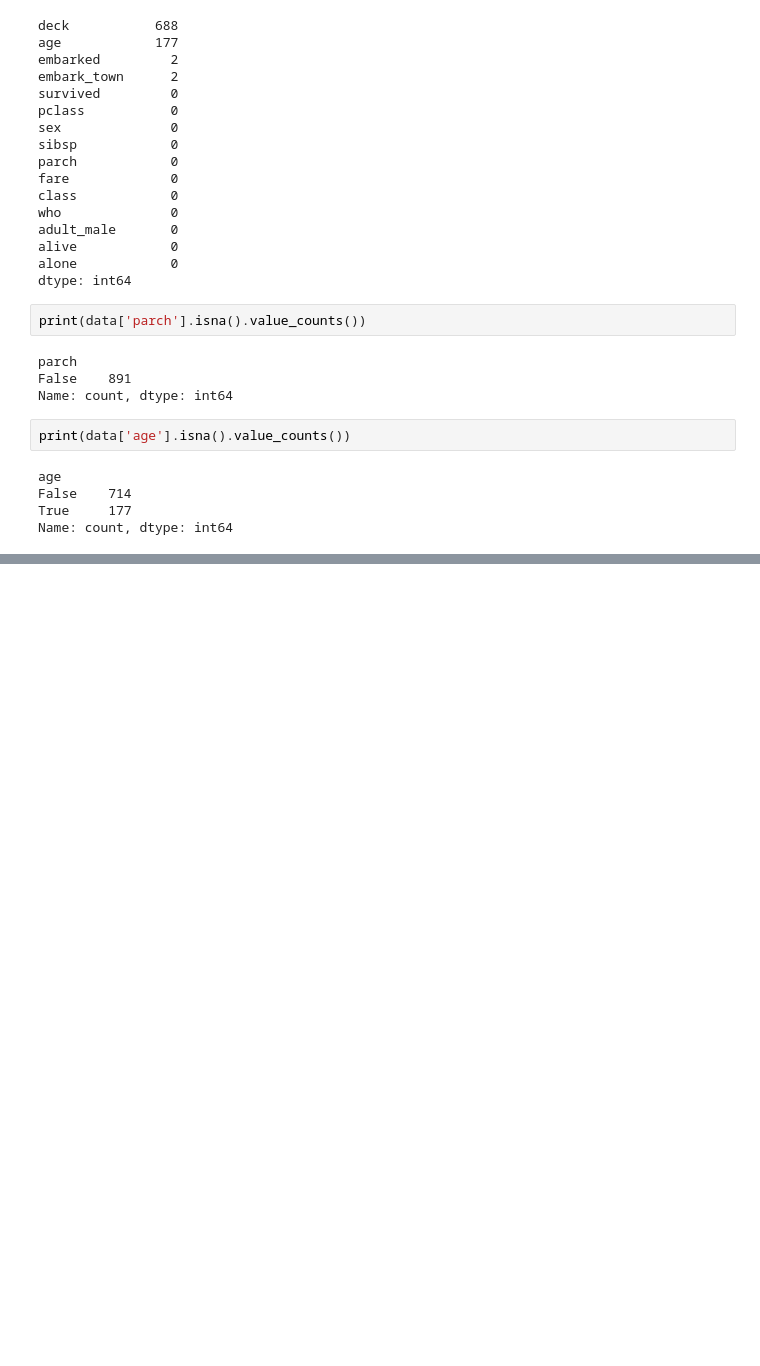
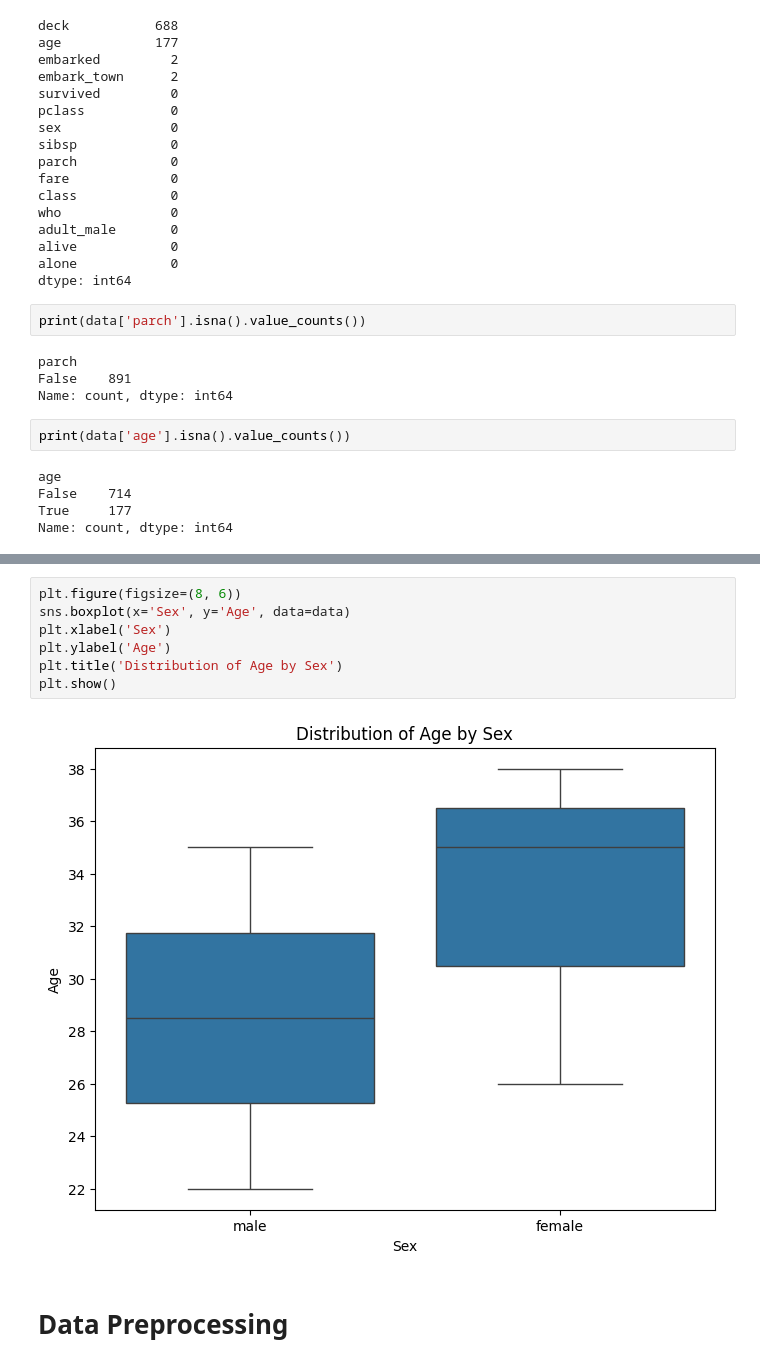
Before and after one commit to itsmemauliii/CodSoft, a Jupyter notebook: Task1.ipynb, the cells around one changed output, grey strips where cells are left out. Drawn from its saved outputs; the diff is of its cells as text; blank space fills up the shorter version.

```diff
--- a/Task1.ipynb
+++ b/Task1.ipynb
@@ -236,0 +310,11 @@ Name: count, dtype: int64
+# %%
+plt.figure(figsize=(8, 6))
+sns.boxplot(x='Sex', y='Age', data=data)
+plt.xlabel('Sex')
+plt.ylabel('Age')
+plt.title('Distribution of Age by Sex')
+plt.show()
+# %% [output]
+[figure, added]
+# %% [markdown]
+# Data Preprocessing
```
Also changed, not shown: parts of 35 cells of this notebook.
